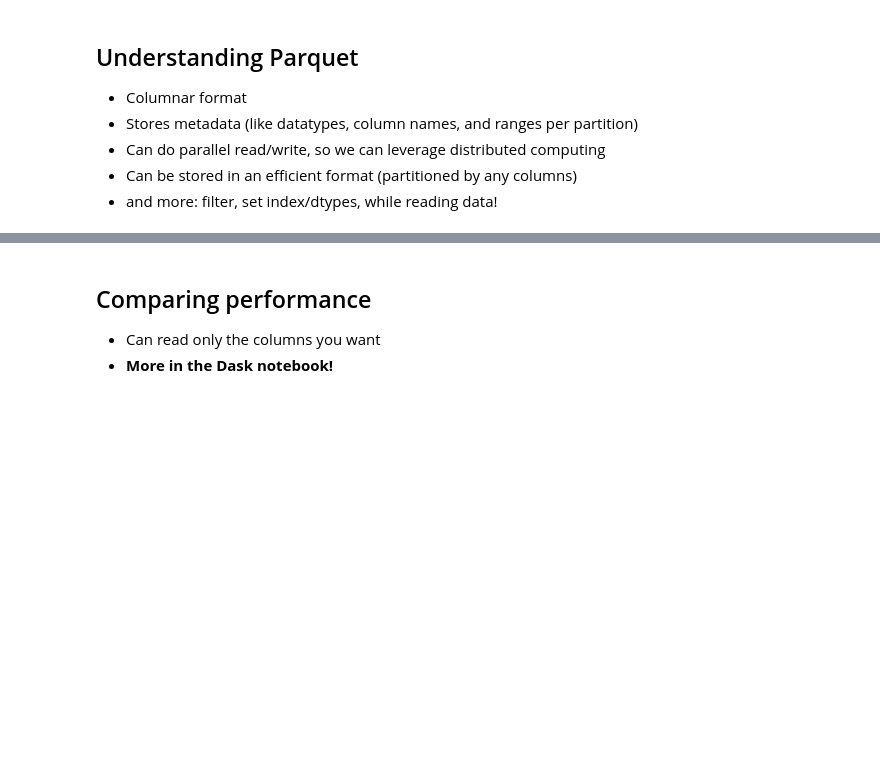
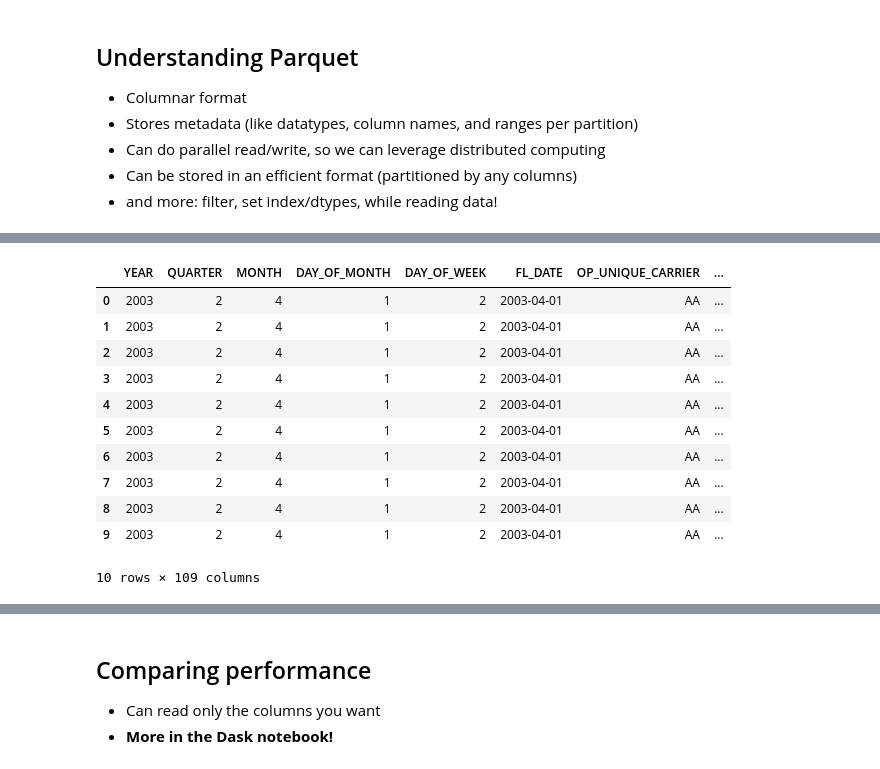
Before and after one commit to nebari-dev/big-data-tutorial, a Jupyter notebook: pycon-us-2023/data-of-an-unusual-size-tutorial/04-storage-formats.ipynb, the cells around one changed output, grey strips where cells are left out. Drawn from its saved outputs; the diff is of its cells as text; code cells hidden in the pictures; blank space fills up the shorter version.

```diff
--- a/pycon-us-2023/data-of-an-unusual-size-tutorial/04-storage-formats.ipynb
+++ b/pycon-us-2023/data-of-an-unusual-size-tutorial/04-storage-formats.ipynb
@@ -151,0 +157,7 @@ len(df_parq)
+# %%
+%%time
+
+# Note:  No need to specify dtypes
+
+ddf_pq = dd.read_parquet("gcs://quansight-datasets/airline-ontime-performance/full_dataset.parquet",
+                 storage_options={"token": token})
@@ -151,0 +167,5 @@ len(df_parq)
+# %%
+%%time
+
+ddf_pq.head(10)
+# %% [output]
@@ -151,0 +174,12 @@ len(df_parq)
+|  | YEAR | QUARTER | MONTH | DAY_OF_MONTH | DAY_OF_WEEK | FL_DATE | OP_UNIQUE_CARRIER | ... |
+| 0 | 2003 | 2 | 4 | 1 | 2 | 2003-04-01 | AA | ... |
+| 1 | 2003 | 2 | 4 | 1 | 2 | 2003-04-01 | AA | ... |
+| 2 | 2003 | 2 | 4 | 1 | 2 | 2003-04-01 | AA | ... |
+| 3 | 2003 | 2 | 4 | 1 | 2 | 2003-04-01 | AA | ... |
+| 4 | 2003 | 2 | 4 | 1 | 2 | 2003-04-01 | AA | ... |
+| 5 | 2003 | 2 | 4 | 1 | 2 | 2003-04-01 | AA | ... |
+| 6 | 2003 | 2 | 4 | 1 | 2 | 2003-04-01 | AA | ... |
+| 7 | 2003 | 2 | 4 | 1 | 2 | 2003-04-01 | AA | ... |
+| 8 | 2003 | 2 | 4 | 1 | 2 | 2003-04-01 | AA | ... |
+| 9 | 2003 | 2 | 4 | 1 | 2 | 2003-04-01 | AA | ... |
+10 rows × 109 columns
```
Also changed, not shown: parts of 32 cells of this notebook, 1 other file.
